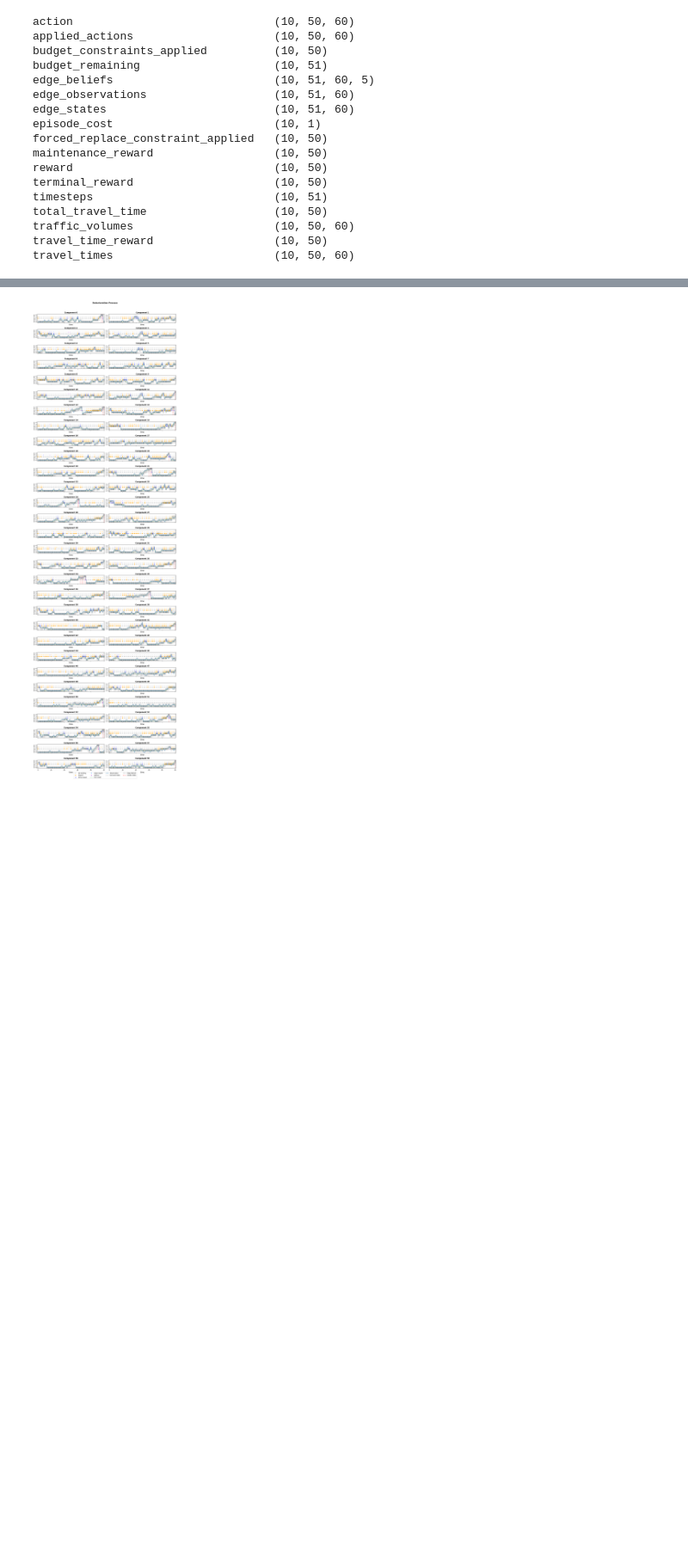
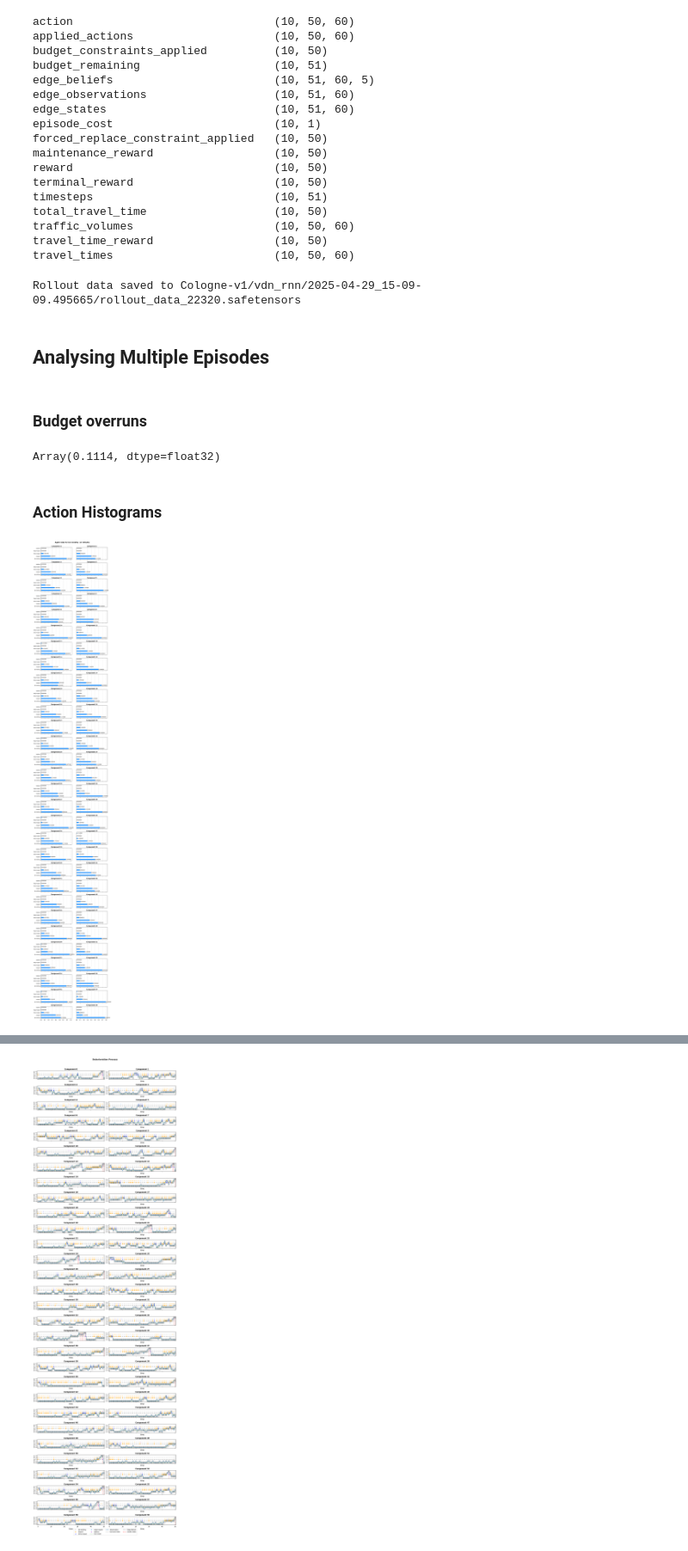
Before and after one commit to AI-for-Infrastructure-Management/imp-act-JaxMARL, a Jupyter notebook: evaluation/rollout_data_analysis.ipynb, the cells around one changed output, grey strips where cells are left out. Shown at 86% size. Saved outputs shown, nothing was run; the diff lists cells and outputs as text; code cells hidden in the pictures; blank space fills up the shorter version.

Commit message:
update rollout data analysis notebook

```diff
--- a/evaluation/rollout_data_analysis.ipynb
+++ b/evaluation/rollout_data_analysis.ipynb
@@ -41,6 +41,30 @@ traffic_volumes                     (10, 50, 60)
 travel_time_reward                  (10, 50)
 travel_times                        (10, 50, 60)
 # %%
-# rdg.save_rollout_data(episode_data)
+rdg.save_rollout_data(episode_data)
 
 # episode_data = rdg.load_rollout_data()
+# %% [output]
+Rollout data saved to Cologne-v1/vdn_rnn/2025-04-29_15-09-09.495665/rollout_data_22320.safetensors
+# %% [markdown]
+## Analysing Multiple Episodes
+# %% [markdown]
+### Budget overruns
+# %%
+episode_data["budget_constraints_applied"].mean()
+# %% [output]
+Array(0.1114, dtype=float32)
+# %% [markdown]
+### Action Histograms
+# %%
+save_fig_kwargs = {
+    "fname": f"./rollout_{ENV_NAME}_{ALG}_action_hist.png",
+    "dpi": 300,
+    "bbox_inches": "tight",
+}
+
+save_fig_kwargs = None
+
+plot_action_stats(episode_data['applied_actions'][:1000], save_kwargs=save_fig_kwargs)
+# %% [output]
+[figure, added]
```
Also changed, not shown: parts of 3 cells of this notebook.
